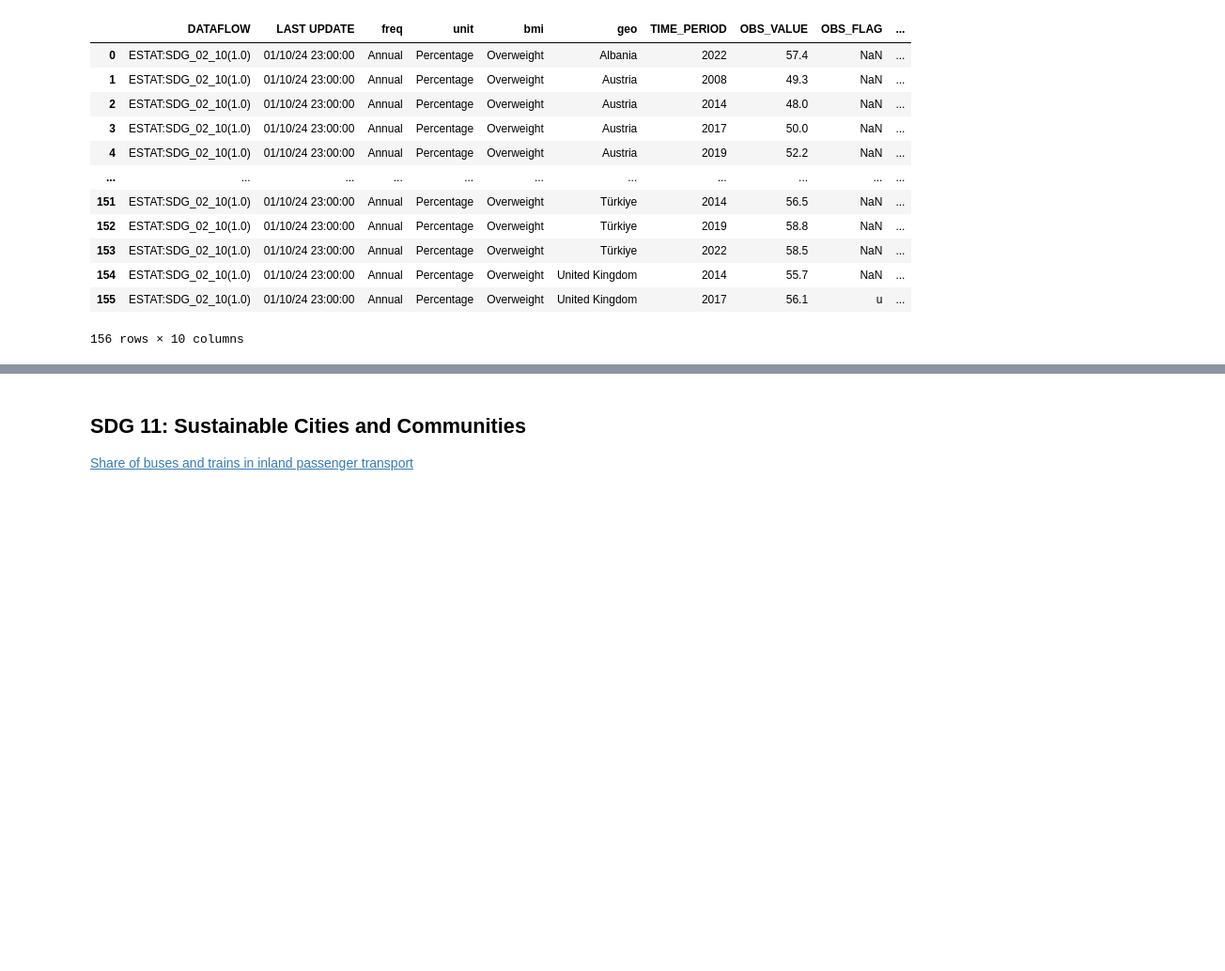
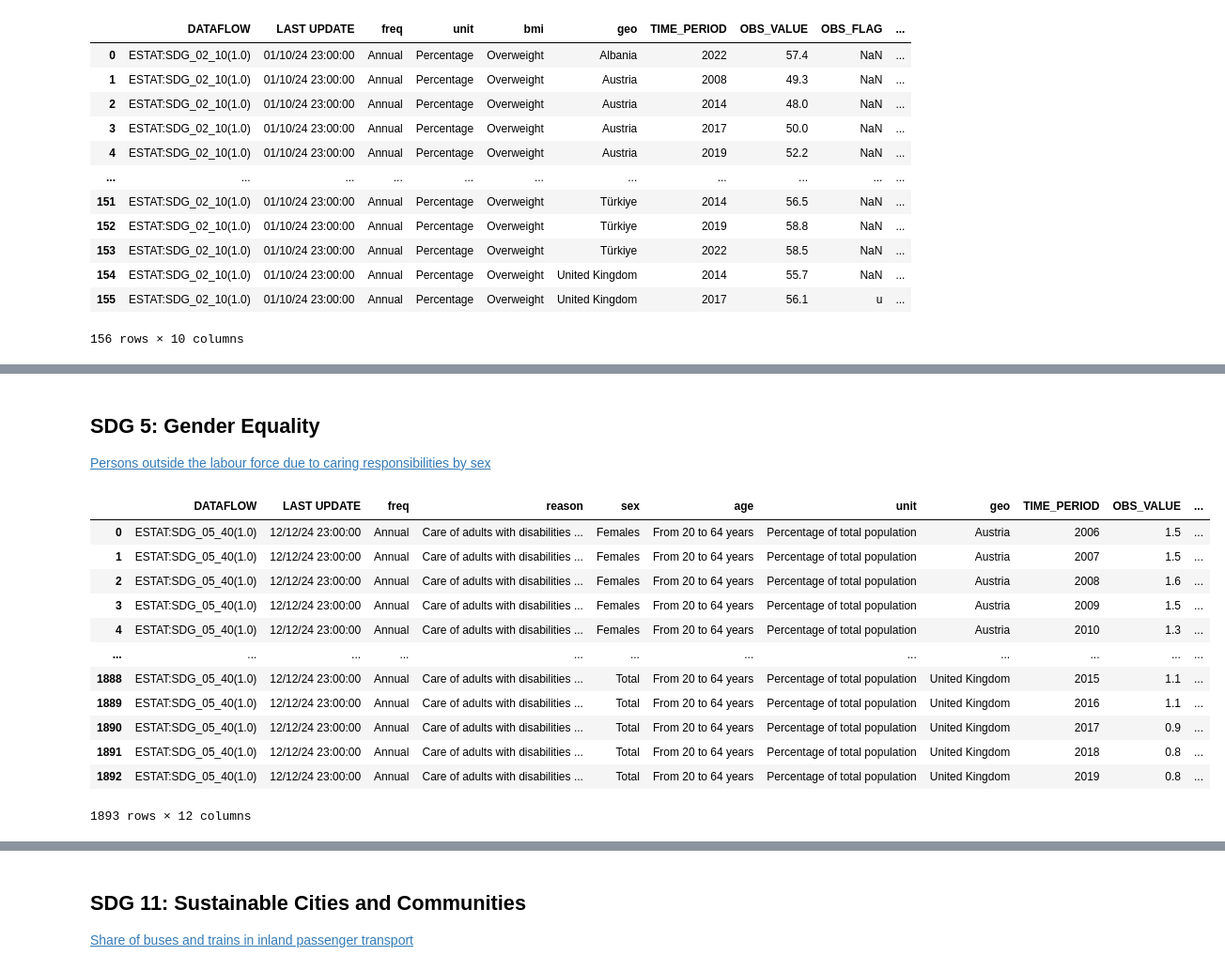
Before and after one commit to mozartfish/DH2321-Final-Project, a Jupyter notebook: data_cleaning.ipynb, the cells around one changed output, grey strips where cells are left out. Shown at 94% size. Cells and saved outputs as stored; diff of their text form; code cells hidden in the pictures; blank space fills up the shorter version.

```diff
--- a/data_cleaning.ipynb
+++ b/data_cleaning.ipynb
@@ -23,3 +60,24 @@ df_3
+# %% [markdown]
+## SDG 5: Gender Equality
+
+[Persons outside the labour force due to caring responsibilities by sex](https://ec.europa.eu/eurostat/databrowser/view/sdg_05_40/default/table?lang=en&category=sdg.sdg_05)
+# %%
+df_5 = pd.read_csv('raw_data/sdg_5.csv')
+df_5
+# %% [output]
+|  | DATAFLOW | LAST UPDATE | freq | reason | sex | age | unit | geo | TIME_PERIOD | OBS_VALUE | ... |
+| 0 | ESTAT:SDG_05_40(1.0) | 12/12/24 23:00:00 | Annual | Care of adults with disabilities ... | Females | From 20 to 64 years | Percentage of total population | Austria | 2006 | 1.5 | ... |
+| 1 | ESTAT:SDG_05_40(1.0) | 12/12/24 23:00:00 | Annual | Care of adults with disabilities ... | Females | From 20 to 64 years | Percentage of total population | Austria | 2007 | 1.5 | ... |
+| 2 | ESTAT:SDG_05_40(1.0) | 12/12/24 23:00:00 | Annual | Care of adults with disabilities ... | Females | From 20 to 64 years | Percentage of total population | Austria | 2008 | 1.6 | ... |
+| 3 | ESTAT:SDG_05_40(1.0) | 12/12/24 23:00:00 | Annual | Care of adults with disabilities ... | Females | From 20 to 64 years | Percentage of total population | Austria | 2009 | 1.5 | ... |
+| 4 | ESTAT:SDG_05_40(1.0) | 12/12/24 23:00:00 | Annual | Care of adults with disabilities ... | Females | From 20 to 64 years | Percentage of total population | Austria | 2010 | 1.3 | ... |
+| ... | ... | ... | ... | ... | ... | ... | ... | ... | ... | ... | ... |
+| 1888 | ESTAT:SDG_05_40(1.0) | 12/12/24 23:00:00 | Annual | Care of adults with disabilities ... | Total | From 20 to 64 years | Percentage of total population | United Kingdom | 2015 | 1.1 | ... |
+| 1889 | ESTAT:SDG_05_40(1.0) | 12/12/24 23:00:00 | Annual | Care of adults with disabilities ... | Total | From 20 to 64 years | Percentage of total population | United Kingdom | 2016 | 1.1 | ... |
+| 1890 | ESTAT:SDG_05_40(1.0) | 12/12/24 23:00:00 | Annual | Care of adults with disabilities ... | Total | From 20 to 64 years | Percentage of total population | United Kingdom | 2017 | 0.9 | ... |
+| 1891 | ESTAT:SDG_05_40(1.0) | 12/12/24 23:00:00 | Annual | Care of adults with disabilities ... | Total | From 20 to 64 years | Percentage of total population | United Kingdom | 2018 | 0.8 | ... |
+| 1892 | ESTAT:SDG_05_40(1.0) | 12/12/24 23:00:00 | Annual | Care of adults with disabilities ... | Total | From 20 to 64 years | Percentage of total population | United Kingdom | 2019 | 0.8 | ... |
+1893 rows × 12 columns
 # %% [markdown]
 **country**: Country name
 
```
Also changed, not shown: parts of 6 cells of this notebook, 4 other files.
